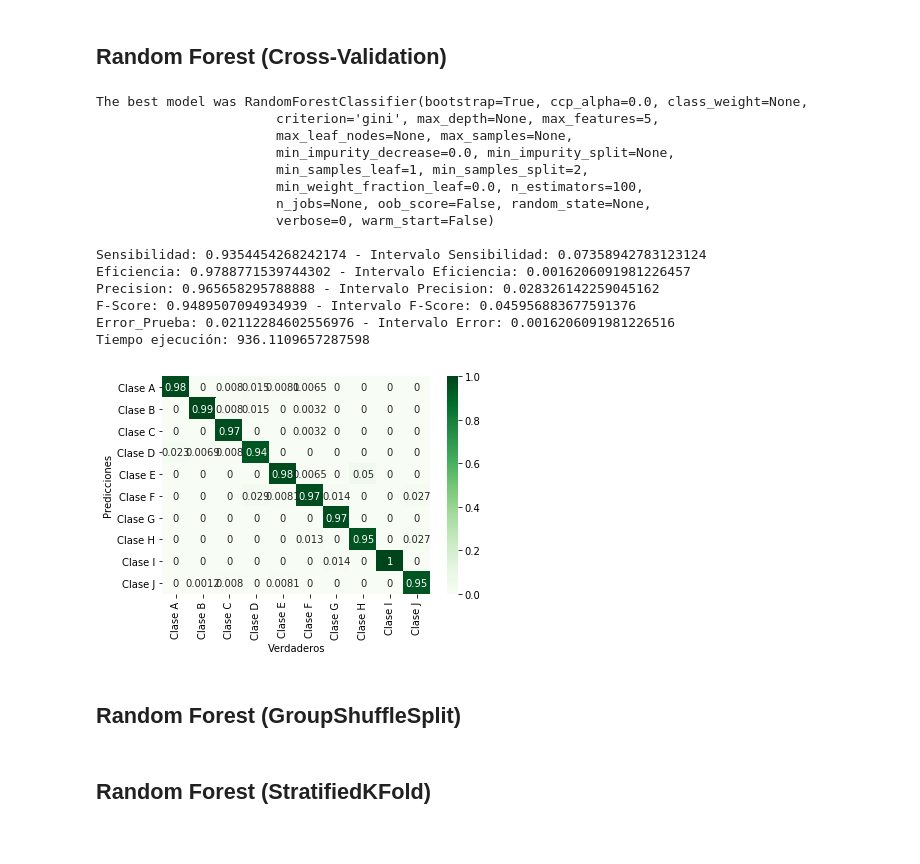
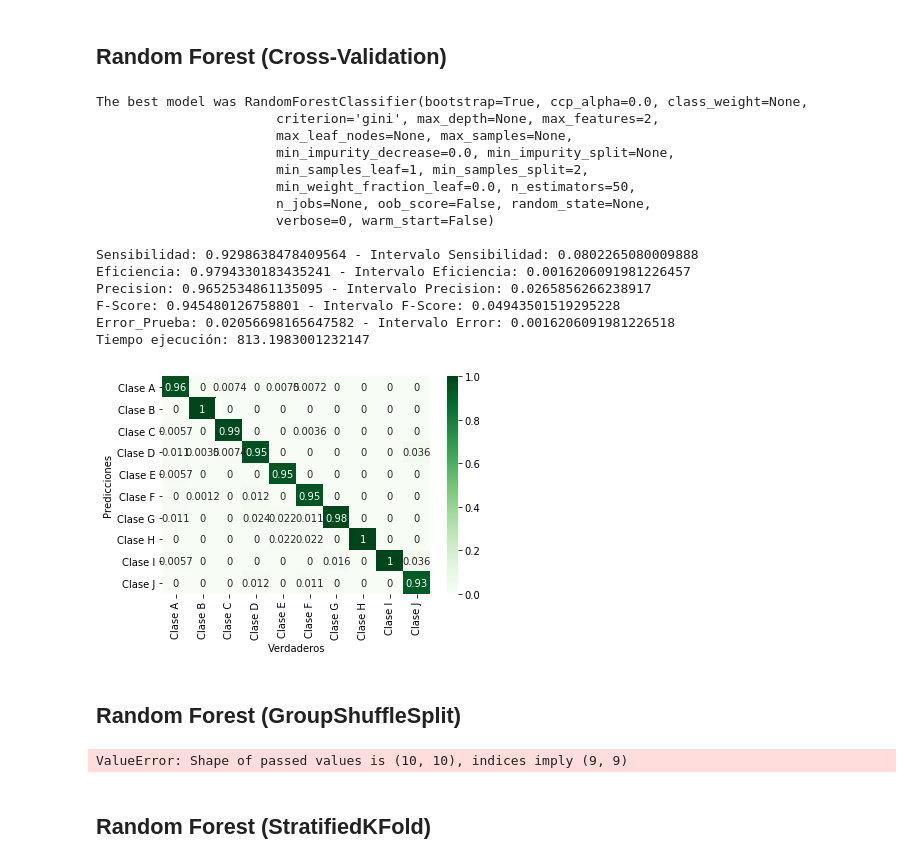
Before and after one commit to Alejo-Casta/Anuran_Calls_MFCCs, a Jupyter notebook: Modelos/Random forest.ipynb, the cells around one changed output. Saved outputs shown, nothing was run; the diff lists cells and outputs as text; code cells hidden in the pictures.

```diff
--- a/Modelos/Random forest.ipynb
+++ b/Modelos/Random forest.ipynb
@@ -62,7 +62,7 @@ def RF_model_CV(graficar = False):
     parameters = {'n_estimators':(5, 10, 20, 50, 100),
                  'max_features':(2, 5, 10, 13, 15, 19, 22)}
     RF = RandomForestClassifier()
-    clf = GridSearchCV(RF, parameters)
+    clf = GridSearchCV(RF, parameters, cv=5)
     for j in range(4):
         Xtrain, Xtest, Ytrain, Ytest = train_test_split(X, Y[:,2], test_size=0.25) # Modificar metodología de validación
         scaler = MinMaxScaler() #Escala entre 0 y 1
@@ -96,45 +96,46 @@ def RF_model_CV(graficar = False):
         TP_array[j] = _confusion_matrix_[1][1]
 
         error[j] = classification_error(Yest, Ytest)
 
     if graficar == True:
         j = 0
         cm = confusion_matrix(Ytest, Yest, normalize='pred')
         columnas = ['Clase %s'%(i) for i in list(ascii_uppercase)[0:len(np.unique(Yest))]]
         df_cm = pd.DataFrame(cm,index = columnas, columns = columnas)
         grafica = sns.heatmap(df_cm, cmap = 'Greens', annot = True)
         grafica.set(xlabel = 'Verdaderos', ylabel = 'Predicciones')
 
     return clf.best_estimator_, str(np.mean(sensitivity_array)), str(np.std(sensitivity_array)), str(np.mean(efficiency_array)), str(np.std(efficiency_array)), str(np.mean(precision_array)), str(np.std(precision_array)),  str(np.mean(fscore_array)), str(np.std(fscore_array)), str(np.mean(error)), str(np.std(error)), str(time.time()-initial_time)
 
 modelRF, sensitivity, sensitivity_interval, efficiency, efficiency_interval, precision, precision_interval, f, f_interval, error, std_error, tiempo = RF_model_CV(graficar = True)
 print('The best model was', modelRF,
         '\n\nSensibilidad:', sensitivity,'- Intervalo Sensibilidad:', sensitivity_interval,
         '\nEficiencia:', efficiency,'- Intervalo Eficiencia:', efficiency_interval,
         '\nPrecision:', precision,'- Intervalo Precision:', precision_interval,
         '\nF-Score:',f,'- Intervalo F-Score:', f_interval,
         '\nError_Prueba:',error,'- Intervalo Error:', std_error,
         '\nTiempo ejecución:', tiempo)
 # %% [output]
 The best model was RandomForestClassifier(bootstrap=True, ccp_alpha=0.0, class_weight=None,
-                       criterion='gini', max_depth=None, max_features=5,
+                       criterion='gini', max_depth=None, max_features=2,
                        max_leaf_nodes=None, max_samples=None,
                        min_impurity_decrease=0.0, min_impurity_split=None,
                        min_samples_leaf=1, min_samples_split=2,
-                       min_weight_fraction_leaf=0.0, n_estimators=100,
+                       min_weight_fraction_leaf=0.0, n_estimators=50,
                        n_jobs=None, oob_score=False, random_state=None,
                        verbose=0, warm_start=False)
 
-Sensibilidad: 0.9354454268242174 - Intervalo Sensibilidad: 0.07358942783123124
-Eficiencia: 0.9788771539744302 - Intervalo Eficiencia: 0.0016206091981226457
-Precision: 0.965658295788888 - Intervalo Precision: 0.028326142259045162
-F-Score: 0.9489507094934939 - Intervalo F-Score: 0.045956883677591376
-Error_Prueba: 0.02112284602556976 - Intervalo Error: 0.0016206091981226516
-Tiempo ejecución: 936.1109657287598
+Sensibilidad: 0.9298638478409564 - Intervalo Sensibilidad: 0.0802265080009888
+Eficiencia: 0.9794330183435241 - Intervalo Eficiencia: 0.0016206091981226457
+Precision: 0.9652534861135095 - Intervalo Precision: 0.0265856266238917
+F-Score: 0.945480126758801 - Intervalo F-Score: 0.04943501519295228
+Error_Prueba: 0.02056698165647582 - Intervalo Error: 0.0016206091981226518
+Tiempo ejecución: 813.1983001232147
-[figure, old version]
+[figure, new version]
 # %% [markdown]
 ## Random Forest (GroupShuffleSplit)
 # %%
+# Ajjaj
 def RF_model_GSS(graficar = False):
     initial_time = time.time()
     sensitivity_array = np.zeros([4,10])
@@ -198,6 +199,8 @@ print('The best model was', modelRF,
         '\nF-Score:',f,'- Intervalo F-Score:', f_interval,
         '\nError_Prueba:',error,'- Intervalo Error:', std_error,
         '\nTiempo ejecución:', tiempo)
+# %% [output]
+ValueError: Shape of passed values is (10, 10), indices imply (9, 9)
 # %% [markdown]
 ## Random Forest (StratifiedKFold)
 # %%
```
